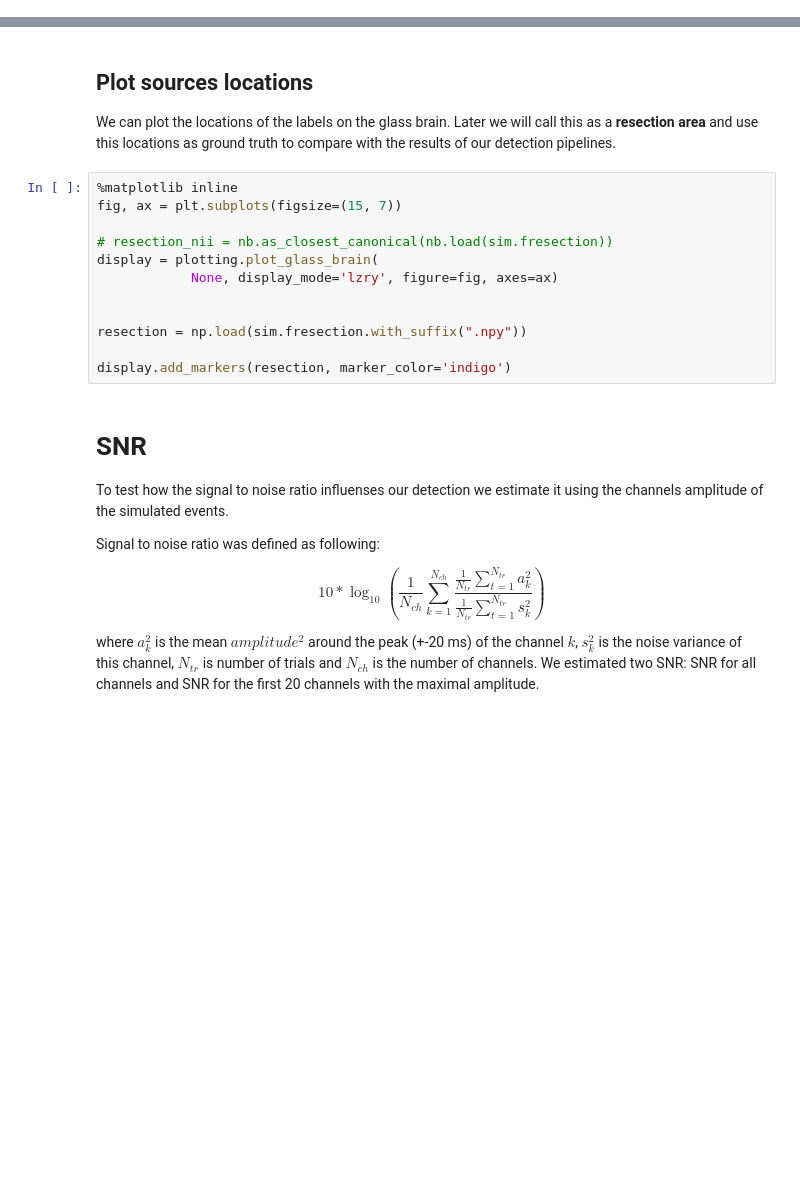
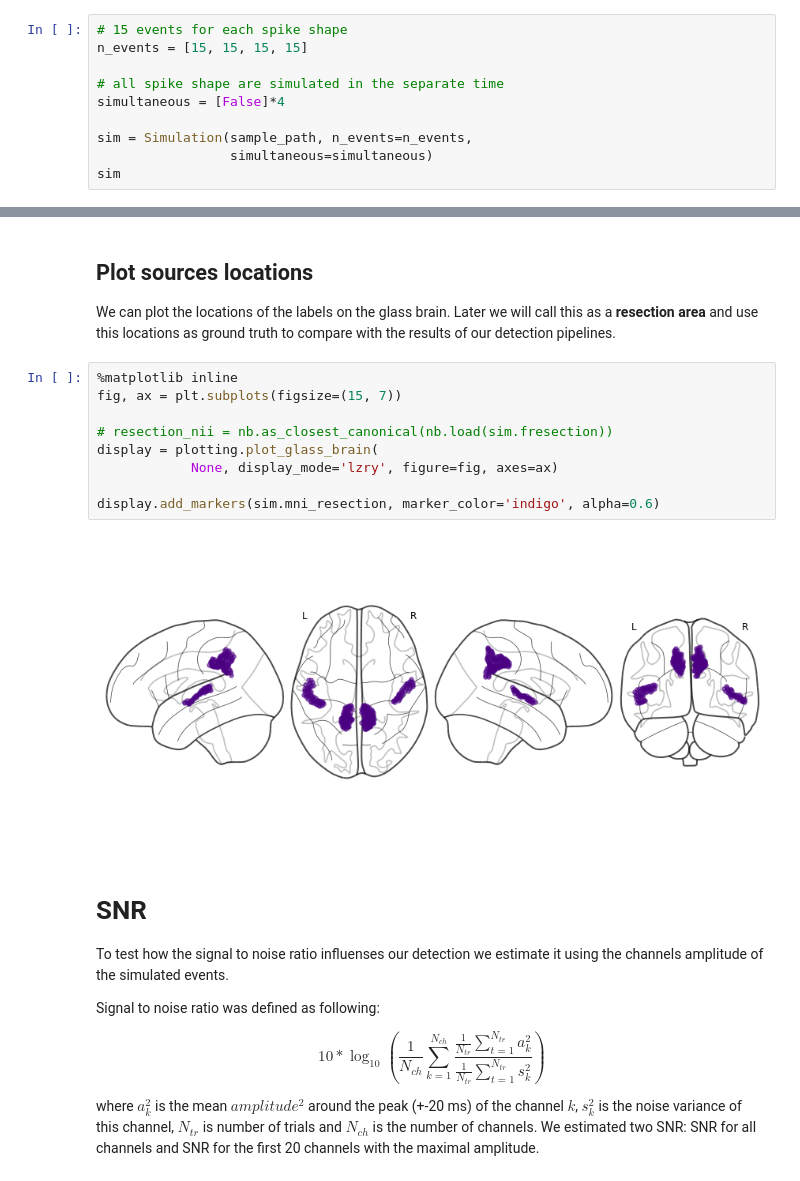
Before and after one commit to MEG-SPIKES/megspikes, a Jupyter notebook: examples/0_simulation.ipynb, the cells around one changed output, grey strips where cells are left out. Cells and saved outputs as stored; diff of their text form; blank space fills up the shorter version.

Commit message:
update simulation

```diff
--- a/examples/0_simulation.ipynb
+++ b/examples/0_simulation.ipynb
@@ -34,0 +34,10 @@ sim = Simulation(sample_path)
+# %%
+# 15 events for each spike shape
+n_events = [15, 15, 15, 15]
+
+# all spike shape are simulated in the separate time
+simultaneous = [False]*4
+
+sim = Simulation(sample_path, n_events=n_events,
+                 simultaneous=simultaneous)
+sim
@@ -104,15 +142,14 @@ We can plot the locations of the labels on the glass brain. Later we will call t
 # %%
 %matplotlib inline
 fig, ax = plt.subplots(figsize=(15, 7))
 
 # resection_nii = nb.as_closest_canonical(nb.load(sim.fresection))
 display = plotting.plot_glass_brain(
             None, display_mode='lzry', figure=fig, axes=ax)
 
-
-resection = np.load(sim.fresection.with_suffix(".npy"))
-
-display.add_markers(resection, marker_color='indigo')
+display.add_markers(sim.mni_resection, marker_color='indigo', alpha=0.6)
+# %% [output]
+[figure, added]
 # %% [markdown]
 # SNR
 
```
Also changed, not shown: parts of 7 cells of this notebook.
